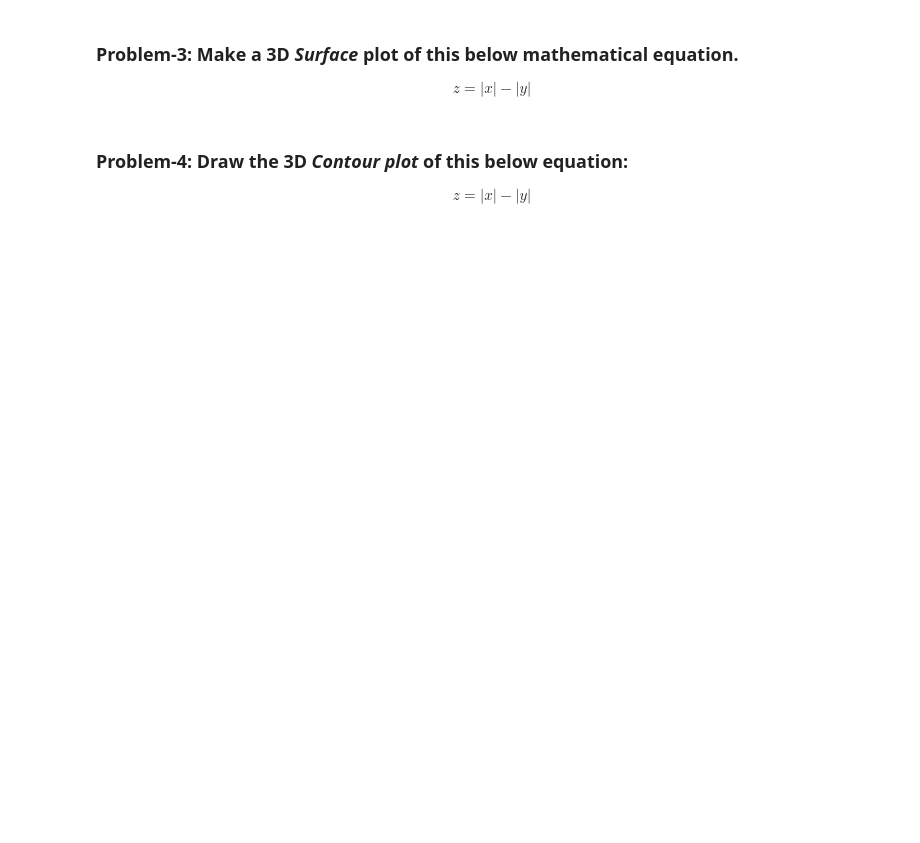
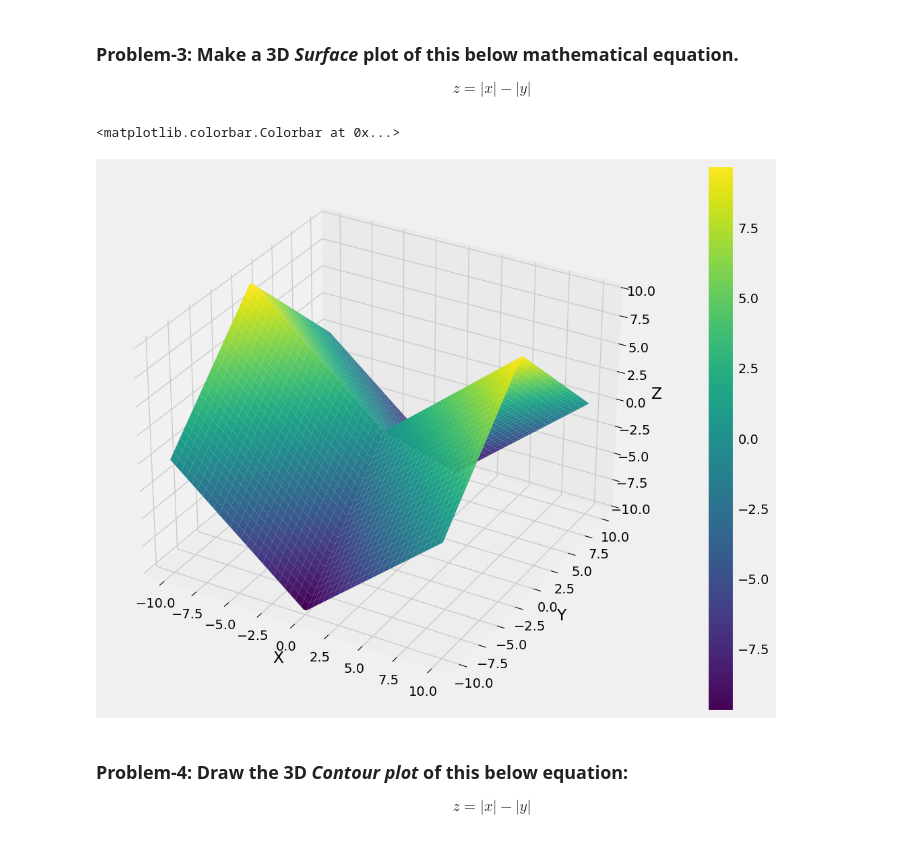
Before and after one commit to Apurba1903/DV_DA, a Jupyter notebook: Week 9 Task 24.ipynb, the cells around one changed output. Cells and saved outputs as stored; diff of their text form; code cells hidden in the pictures; blank space fills up the shorter version.

```diff
--- a/Week 9 Task 24.ipynb
+++ b/Week 9 Task 24.ipynb
@@ -1 +1,9 @@
+# %%
+import numpy as np
+import pandas as pd
+import matplotlib.pyplot as plt
+
+from sklearn.preprocessing import LabelEncoder
+
+plt.style.use('fivethirtyeight')
 # %% [markdown]
@@ -24,3 +88,26 @@ $$z = |x| - |y|$$
+# %%
+# Code Here
+
+x = np.linspace(-10,10,100)
+y = np.linspace(-10,10,100)
+
+xx , yy = np.meshgrid(x,y)
+
+z = np.abs(xx) - np.abs(yy)
+
+
+fig = plt.figure(figsize=(20,10))
+
+ax = plt.subplot(projection = '3d')
+ax.set_xlabel('X')
+ax.set_ylabel('Y')
+ax.set_zlabel('Z')
+
+p = ax.plot_surface(xx, yy, z, cmap='viridis')
+fig.colorbar(p)
+# %% [output]
+<matplotlib.colorbar.Colorbar at 0x...>
+[figure, added]
 # %% [markdown]
 ### **Problem-4:** Draw the 3D *Contour plot* of this below equation:
 
```
Also changed, not shown: parts of 37 cells of this notebook.
